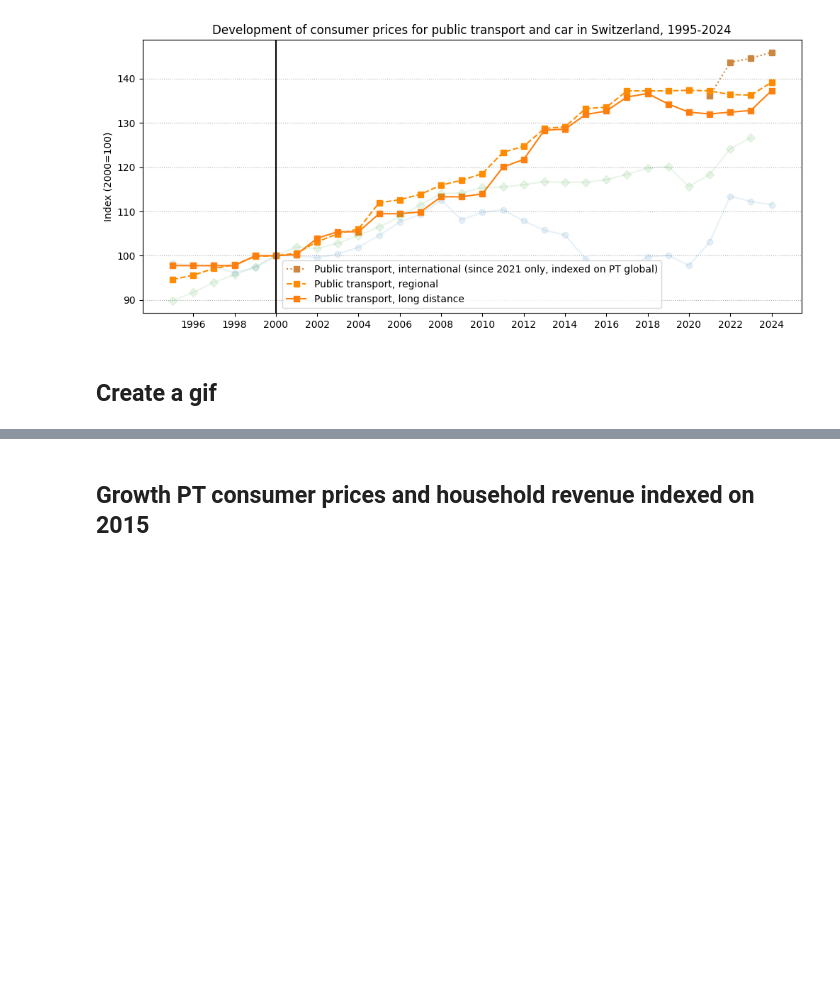
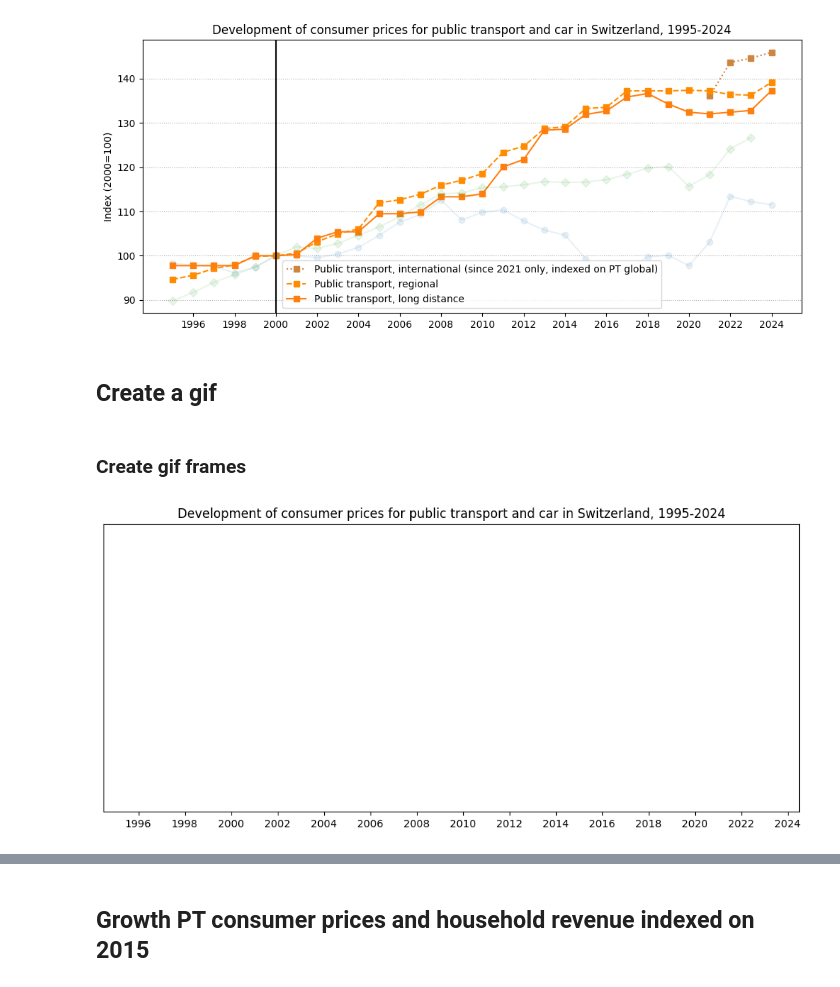
Before and after one commit to antonindanalet/mobility_costs, a Jupyter notebook: Car_and_PT_costs_for_households.ipynb, the cells around one changed output, grey strips where cells are left out. Cells and saved outputs as stored; diff of their text form; code cells hidden in the pictures; blank space fills up the shorter version.

```diff
--- a/Car_and_PT_costs_for_households.ipynb
+++ b/Car_and_PT_costs_for_households.ipynb
@@ -279,0 +269,25 @@ imageio.mimsave('output.gif', images, duration=3)  # duration in seconds per fra
+# %% [markdown]
+### Create gif frames
+# %%
+import matplotlib.pyplot as plt
+
+# Create the plot
+plt.figure(figsize=(12, 5))
+
+plt.ylim((75, 148))
+plt.xlim((1994.5, 2024.5))
+
+plt.yticks([])
+
+# Plot light dotted horizontal lines
+plt.grid(axis="y", linestyle=':')
+
+# Add labels and legend
+plt.xticks(range(1996, 2025, 2))
+plt.title('Development of consumer prices for public transport and car in Switzerland, 1995-2024')
+
+# Display the plot
+plt.savefig("figure1_gif.png")
+plt.show()
+# %% [output]
+[figure, added]
```
Also changed, not shown: parts of 19 cells of this notebook.
